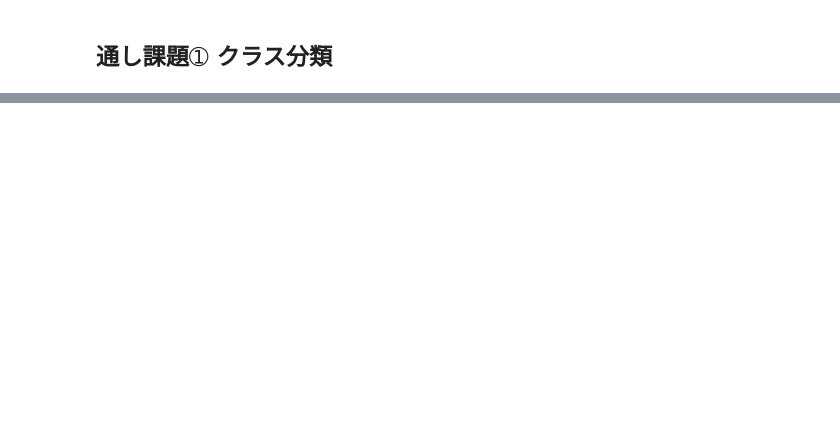
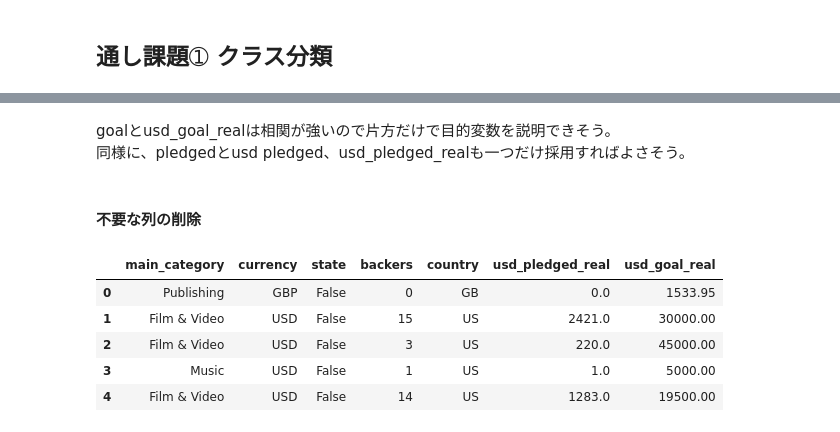
Before and after one commit to Shimejime/suai-assignment, a Jupyter notebook: ML/Day1_work_Yoshiaki_Nejime.ipynb, the cells around one changed output, grey strips where cells are left out. Cells and saved outputs as stored; diff of their text form; code cells hidden in the pictures; blank space fills up the shorter version.

```diff
--- a/ML/Day1_work_Yoshiaki_Nejime.ipynb
+++ b/ML/Day1_work_Yoshiaki_Nejime.ipynb
@@ -140,0 +113,16 @@ clf.fit(X_scaled, y)
+# %% [markdown]
+goalとusd_goal_realは相関が強いので片方だけで目的変数を説明できそう。
+同様に、pledgedとusd pledged、usd_pledged_realも一つだけ採用すればよさそう。
+# %% [markdown]
+#### 不要な列の削除
+# %%
+drop_columns_list = ['ID', 'name', 'goal', 'pledged', 'usd pledged', 'category', 'deadline', 'launched']
+df.drop(drop_columns_list, axis=1, inplace=True)
+df.head()
+# %% [output]
+|  | main_category | currency | state | backers | country | usd_pledged_real | usd_goal_real |
+| 0 | Publishing | GBP | False | 0 | GB | 0.0 | 1533.95 |
+| 1 | Film & Video | USD | False | 15 | US | 2421.0 | 30000.00 |
+| 2 | Film & Video | USD | False | 3 | US | 220.0 | 45000.00 |
+| 3 | Music | USD | False | 1 | US | 1.0 | 5000.00 |
+| 4 | Film & Video | USD | False | 14 | US | 1283.0 | 19500.00 |
```
Also changed, not shown: parts of 41 cells of this notebook.
